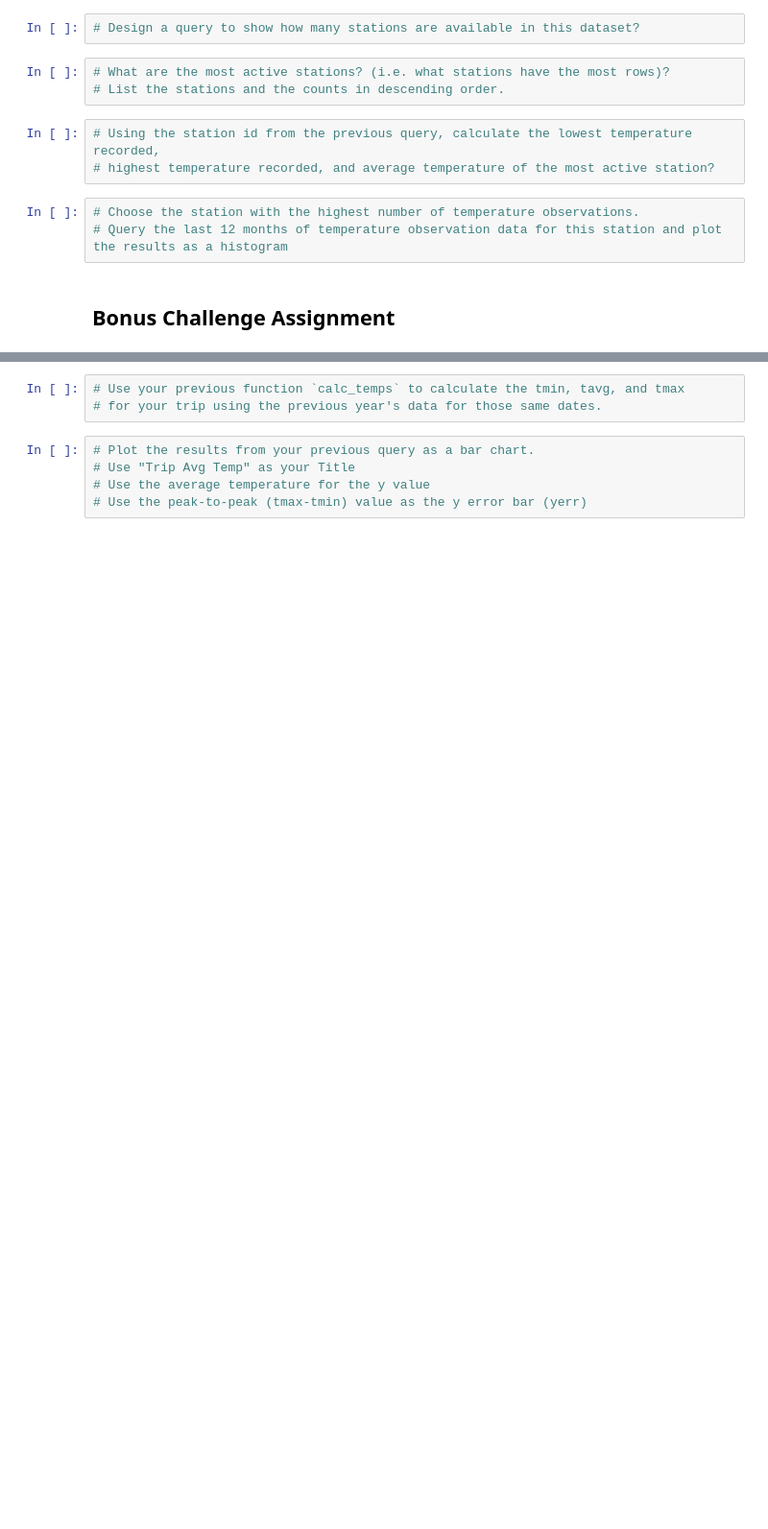
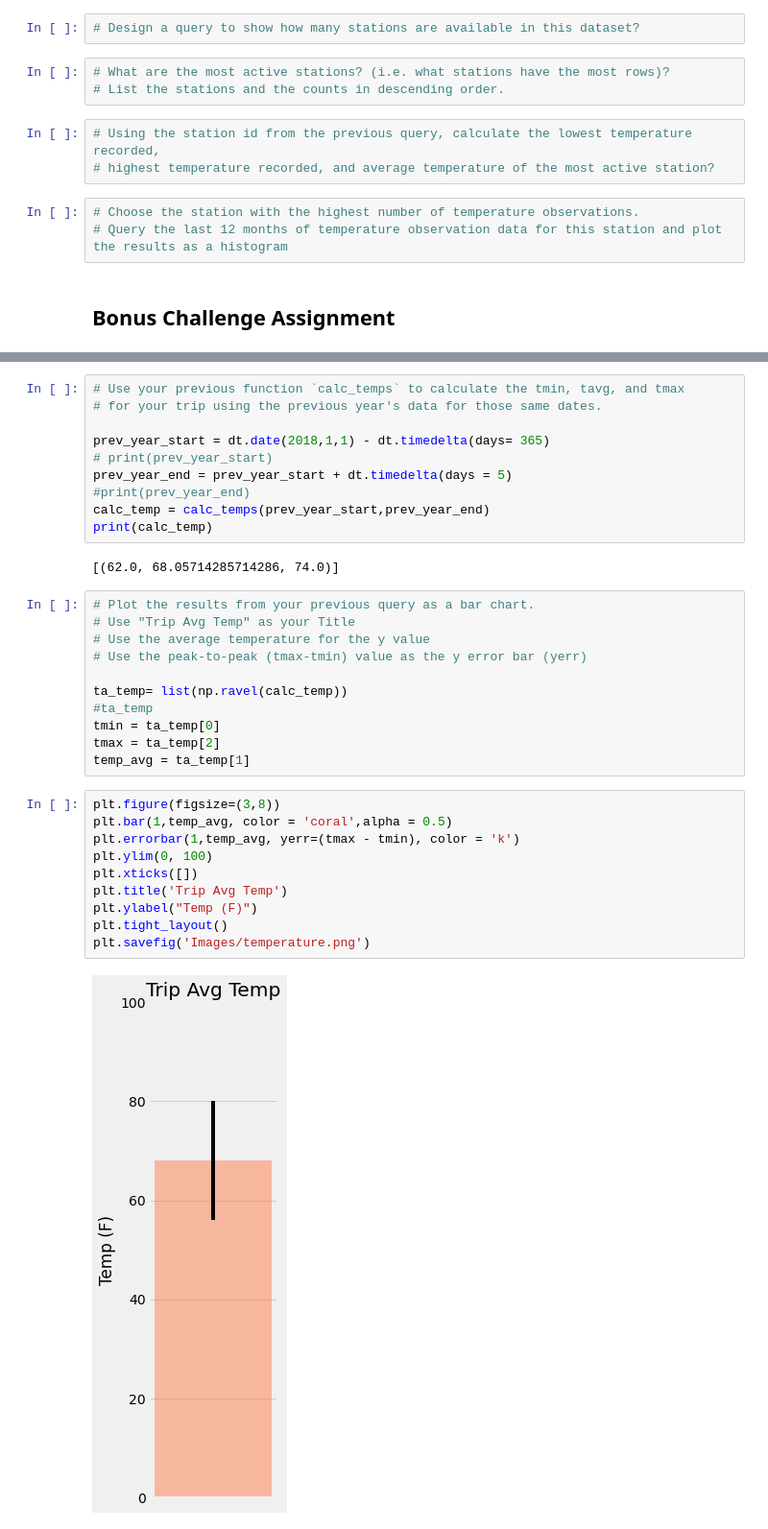
Before and after one commit to aamtman/sqlalchemy-challenge, a Jupyter notebook: Alyson.ipynb, the cells around one changed output, grey strips where cells are left out. Shown at 96% size. Cells and saved outputs as stored; diff of their text form; blank space fills up the shorter version.

```diff
--- a/Alyson.ipynb
+++ b/Alyson.ipynb
@@ -133,11 +161,38 @@ print(calc_temps('2012-02-28', '2012-03-05'))
 # %%
 # Use your previous function `calc_temps` to calculate the tmin, tavg, and tmax
 # for your trip using the previous year's data for those same dates.
+
+prev_year_start = dt.date(2018,1,1) - dt.timedelta(days= 365)
+# print(prev_year_start)
+prev_year_end = prev_year_start + dt.timedelta(days = 5)
+#print(prev_year_end)
+calc_temp = calc_temps(prev_year_start,prev_year_end)
+print(calc_temp)
+# %% [output]
+[(62.0, 68.05714285714286, 74.0)]
 # %%
 # Plot the results from your previous query as a bar chart.
 # Use "Trip Avg Temp" as your Title
 # Use the average temperature for the y value
 # Use the peak-to-peak (tmax-tmin) value as the y error bar (yerr)
+
+ta_temp= list(np.ravel(calc_temp))
+#ta_temp
+tmin = ta_temp[0]
+tmax = ta_temp[2]
+temp_avg = ta_temp[1]
+# %%
+plt.figure(figsize=(3,8))
+plt.bar(1,temp_avg, color = 'coral',alpha = 0.5)
+plt.errorbar(1,temp_avg, yerr=(tmax - tmin), color = 'k')
+plt.ylim(0, 100)
+plt.xticks([])
+plt.title('Trip Avg Temp')
+plt.ylabel("Temp (F)")
+plt.tight_layout()
+plt.savefig('Images/temperature.png')
+# %% [output]
+[figure, added]
 # %%
 # Calculate the total amount of rainfall per weather station for your trip dates using the previous year's matching dates.
 # Sort this in descending order by precipitation amount and list the station, name, latitude, longitude, and elevation
```
Also changed, not shown: parts of 11 cells of this notebook, 2 other files.
